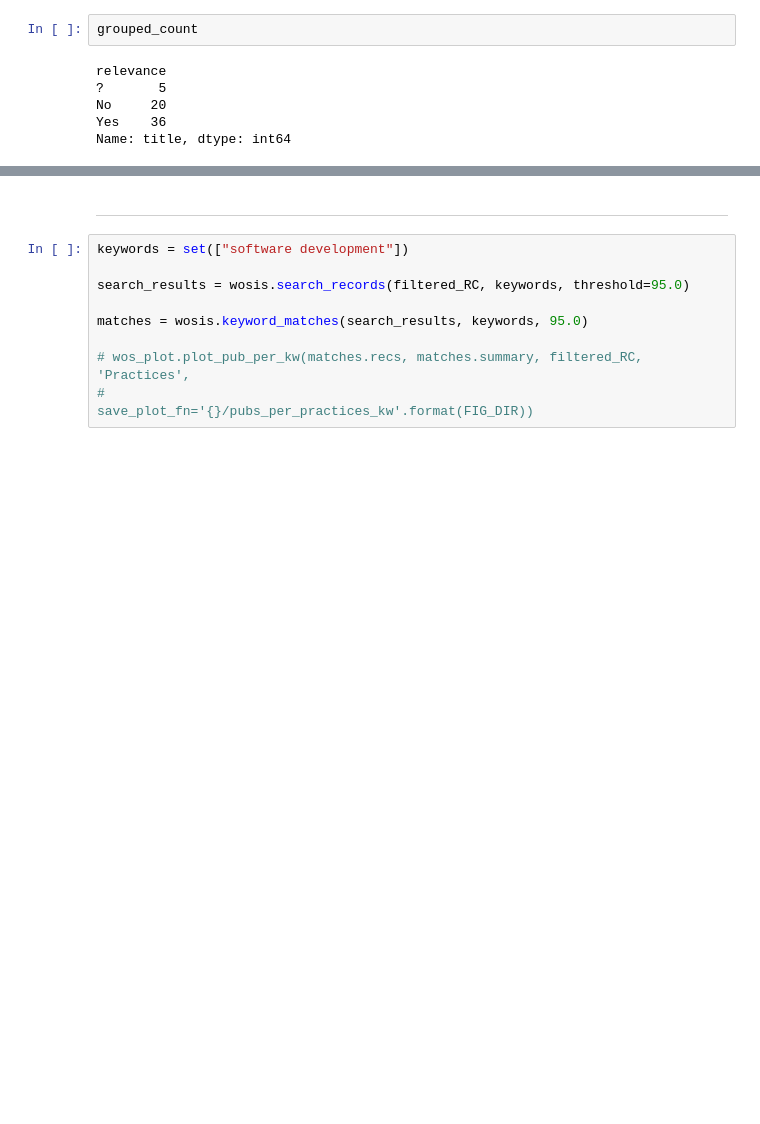
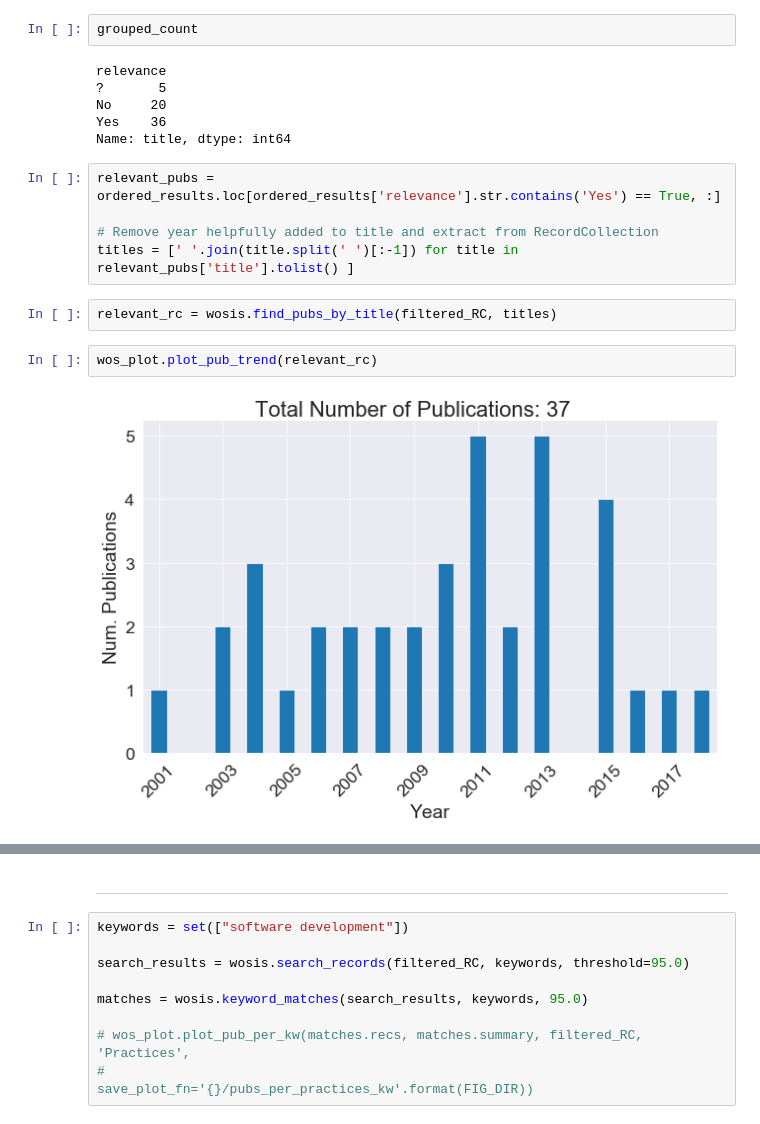
Before and after one commit to ConnectedSystems/sd-prac-bibanalysis, a Jupyter notebook: notebooks/3 Bibiometric Analysis.ipynb, the cells around one changed output, grey strips where cells are left out. Drawn from its saved outputs; the diff is of its cells as text; blank space fills up the shorter version.

Commit message:
Re-run to recreate figures

```diff
--- a/notebooks/3 Bibiometric Analysis.ipynb
+++ b/notebooks/3 Bibiometric Analysis.ipynb
@@ -85,3 +68,14 @@ relevance
 No     20
 Yes    36
 Name: title, dtype: int64
+# %%
+relevant_pubs = ordered_results.loc[ordered_results['relevance'].str.contains('Yes') == True, :]
+
+# Remove year helpfully added to title and extract from RecordCollection
+titles = [' '.join(title.split(' ')[:-1]) for title in relevant_pubs['title'].tolist() ]
+# %%
+relevant_rc = wosis.find_pubs_by_title(filtered_RC, titles)
+# %%
+wos_plot.plot_pub_trend(relevant_rc)
+# %% [output]
+[figure, added]
```
Also changed, not shown: parts of 12 cells of this notebook.
